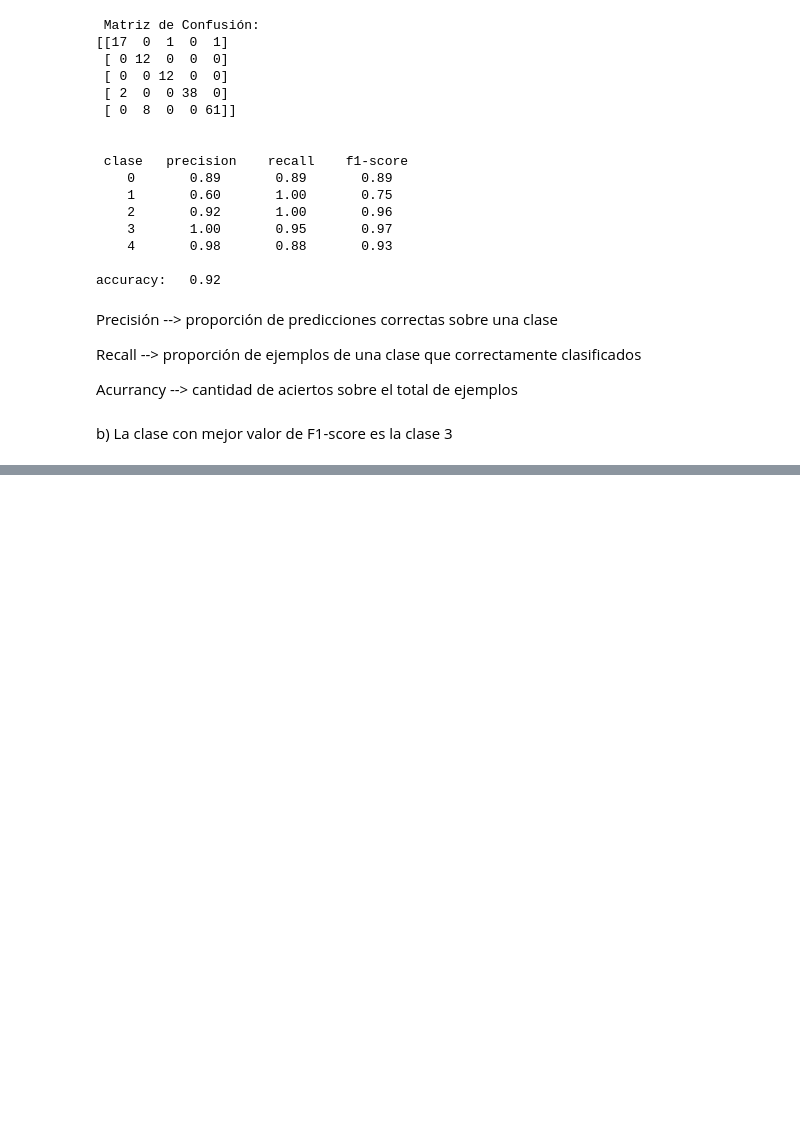
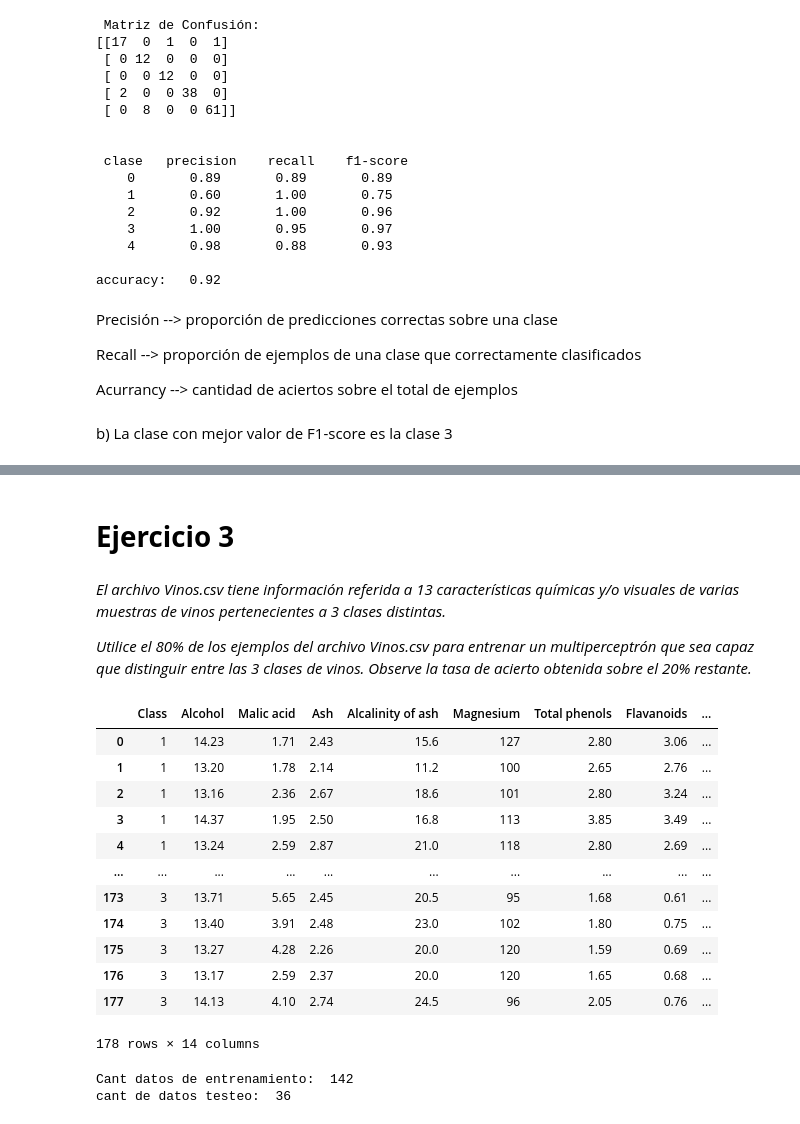
Before and after one commit to doloresgarro/Deep-Learning, a Jupyter notebook: Práctica4.ipynb, the cells around one changed output, grey strips where cells are left out. Saved outputs shown, nothing was run; the diff lists cells and outputs as text; code cells hidden in the pictures; blank space fills up the shorter version.

```diff
--- a/Práctica4.ipynb
+++ b/Práctica4.ipynb
@@ -96,0 +317,70 @@ b) La clase con mejor valor de F1-score es la clase 3
+# %% [markdown]
+# **Ejercicio 3**
+# %% [markdown]
+*El archivo Vinos.csv tiene información referida a 13 características químicas y/o visuales de varias muestras de vinos pertenecientes a 3 clases distintas.*
+
+*Utilice el 80% de los ejemplos del archivo Vinos.csv para entrenar un multiperceptrón que sea capaz que distinguir entre las 3 clases de vinos. Observe la tasa de acierto obtenida sobre el 20% restante.*
+# %%
+import math
+import chardet # para detectar la codificacion de caracteres usada
+import numpy as np
+import matplotlib.pyplot as plt
+from mpl_toolkits.mplot3d import Axes3D
+import pandas as pd
+import matplotlib.pyplot as plt
+from sklearn import preprocessing, model_selection
+from sklearn.neural_network import MLPClassifier
+from matplotlib import pyplot as plt
+
+df = pd.read_csv('Vinos.csv', sep=';', encoding='utf-8')
+df
+# %% [output]
+|  | Class | Alcohol | Malic acid | Ash | Alcalinity of ash | Magnesium | Total phenols | Flavanoids | ... |
+| 0 | 1 | 14.23 | 1.71 | 2.43 | 15.6 | 127 | 2.80 | 3.06 | ... |
+| 1 | 1 | 13.20 | 1.78 | 2.14 | 11.2 | 100 | 2.65 | 2.76 | ... |
+| 2 | 1 | 13.16 | 2.36 | 2.67 | 18.6 | 101 | 2.80 | 3.24 | ... |
+| 3 | 1 | 14.37 | 1.95 | 2.50 | 16.8 | 113 | 3.85 | 3.49 | ... |
+| 4 | 1 | 13.24 | 2.59 | 2.87 | 21.0 | 118 | 2.80 | 2.69 | ... |
+| ... | ... | ... | ... | ... | ... | ... | ... | ... | ... |
+| 173 | 3 | 13.71 | 5.65 | 2.45 | 20.5 | 95 | 1.68 | 0.61 | ... |
+| 174 | 3 | 13.40 | 3.91 | 2.48 | 23.0 | 102 | 1.80 | 0.75 | ... |
+| 175 | 3 | 13.27 | 4.28 | 2.26 | 20.0 | 120 | 1.59 | 0.69 | ... |
+| 176 | 3 | 13.17 | 2.59 | 2.37 | 20.0 | 120 | 1.65 | 0.68 | ... |
+| 177 | 3 | 14.13 | 4.10 | 2.74 | 24.5 | 96 | 2.05 | 0.76 | ... |
+178 rows × 14 columns
+# %%
+# divido datos del df
+# random_state hace que se obtenga el mismo subconjunto de entrenamiento
+# cada vez que se ejecute el código con el mismo valor de random_state
+X_train = df.sample(frac = 0.8, random_state = 0) # contiene 80% de los datos
+x_test = df.drop(X_train.index) # contiene el 20% restante de los datos
+
+# rtas esperadas: clases
+Y = np.array(X_train.iloc[:,0]) # selecciona filas de primera columna del df --> clase
+
+# valores de entradas
+X = X_train.iloc[:, 1:] # contiene de la columa 1 todos los datos
+X = np.array(X) # los pone en un array
+
+
+# valores con los que testeo
+X_test = np.array(x_test.iloc[:, 1:])
+Y_test = np.array(x_test.iloc[:, 0])
+
+
+# normalizo entrada
+normalizarEntrada = 1
+if normalizarEntrada:
+  # Escala valores entre 0 y 1
+  min_max_scaler = preprocessing.MinMaxScaler()
+  X = min_max_scaler.fit_transform(X)
+  X_test = min_max_scaler.fit_transform(X_test)
+
+  # X_train = min_max_scaler.fit_transform(X_train)
+   # X_test = min_max_scaler.transform(X_test)
+
+print("Cant datos de entrenamiento: ", len(X))
+print("cant de datos testeo: ", len(X_test))
+# %% [output]
+Cant datos de entrenamiento:  142
+cant de datos testeo:  36
```
Also changed, not shown: parts of 5 cells of this notebook.
